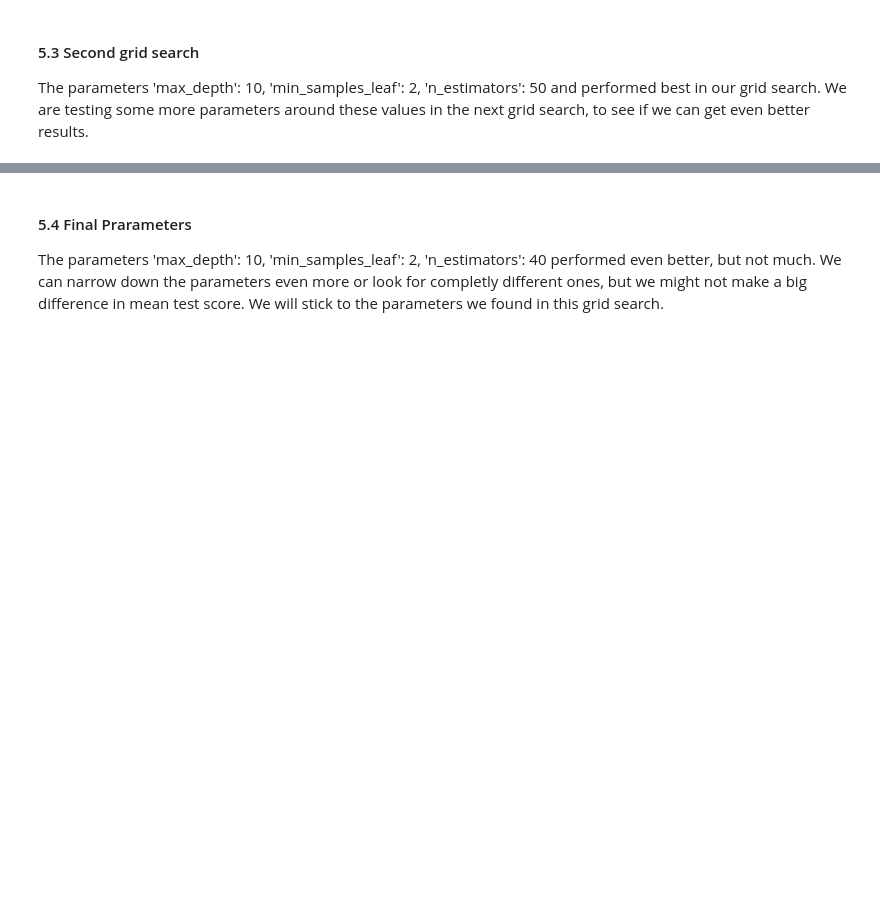
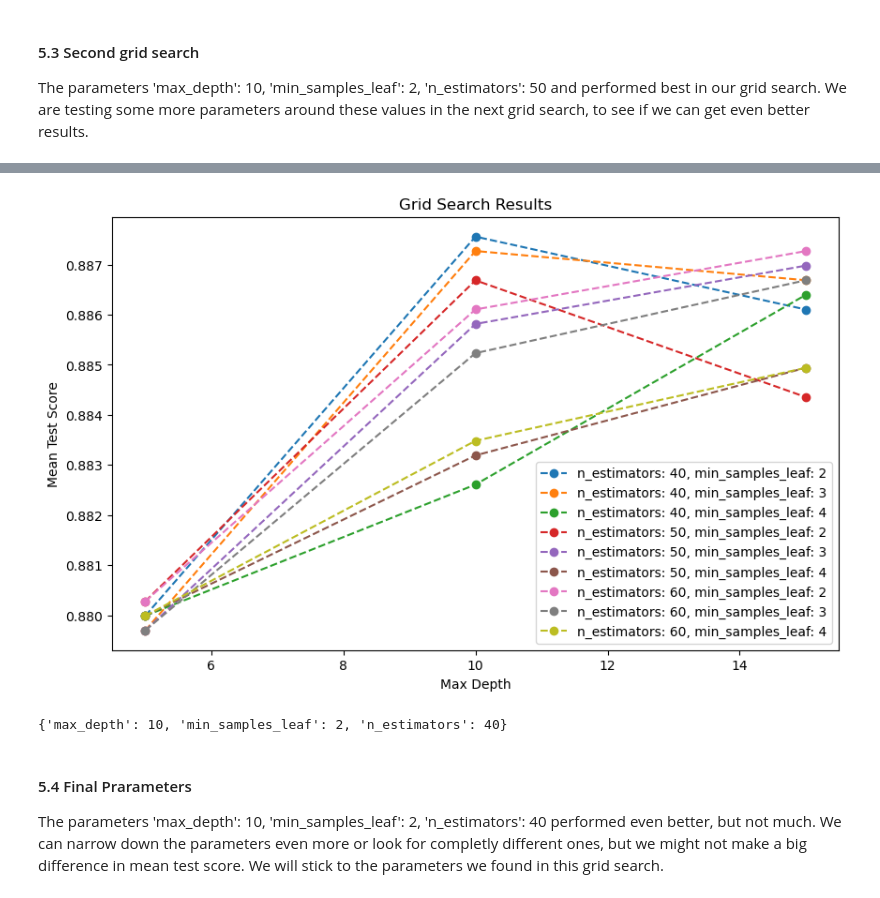
Before and after one commit to Knerten0815/ai_for_smart_health, a Jupyter notebook: Portfolio/ai_smart_health_portfolio_01_diabetes_prediction_template.ipynb, the cells around one changed output, grey strips where cells are left out. Cells and saved outputs as stored; diff of their text form; code cells hidden in the pictures; blank space fills up the shorter version.

```diff
--- a/Portfolio/ai_smart_health_portfolio_01_diabetes_prediction_template.ipynb
+++ b/Portfolio/ai_smart_health_portfolio_01_diabetes_prediction_template.ipynb
@@ -294,3 +238,13 @@ print(grid_search.best_params_)
+# %%
+parameters = {"max_depth": [5, 10, 15],
+              "min_samples_leaf": [2, 3, 4],
+              "n_estimators":[40, 50, 60]}
+
+grid_search = perform_and_plot_RNDForest_grid_search(parameters, X_train, y_train)
+print(grid_search.best_params_)
+# %% [output]
+[figure, added]
+{'max_depth': 10, 'min_samples_leaf': 2, 'n_estimators': 40}
 # %% [markdown]
 #### 5.4 Final Prarameters
 
```
Also changed, not shown: parts of 17 cells of this notebook.
